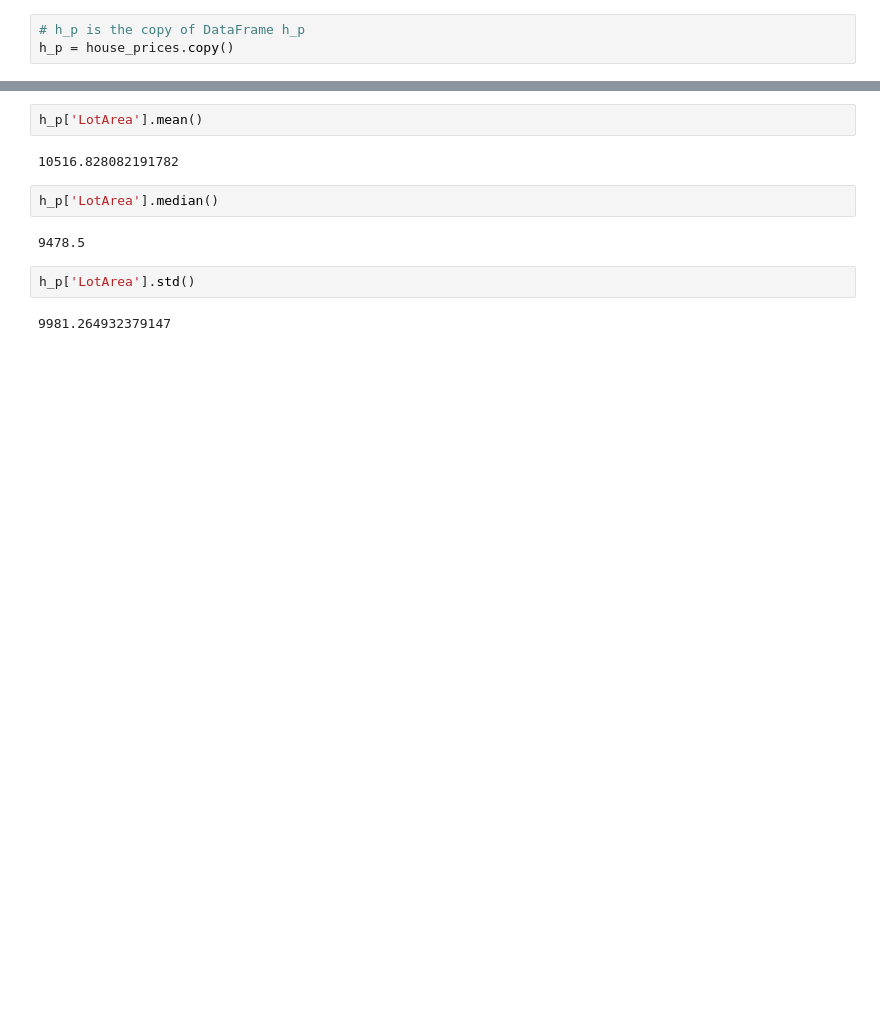
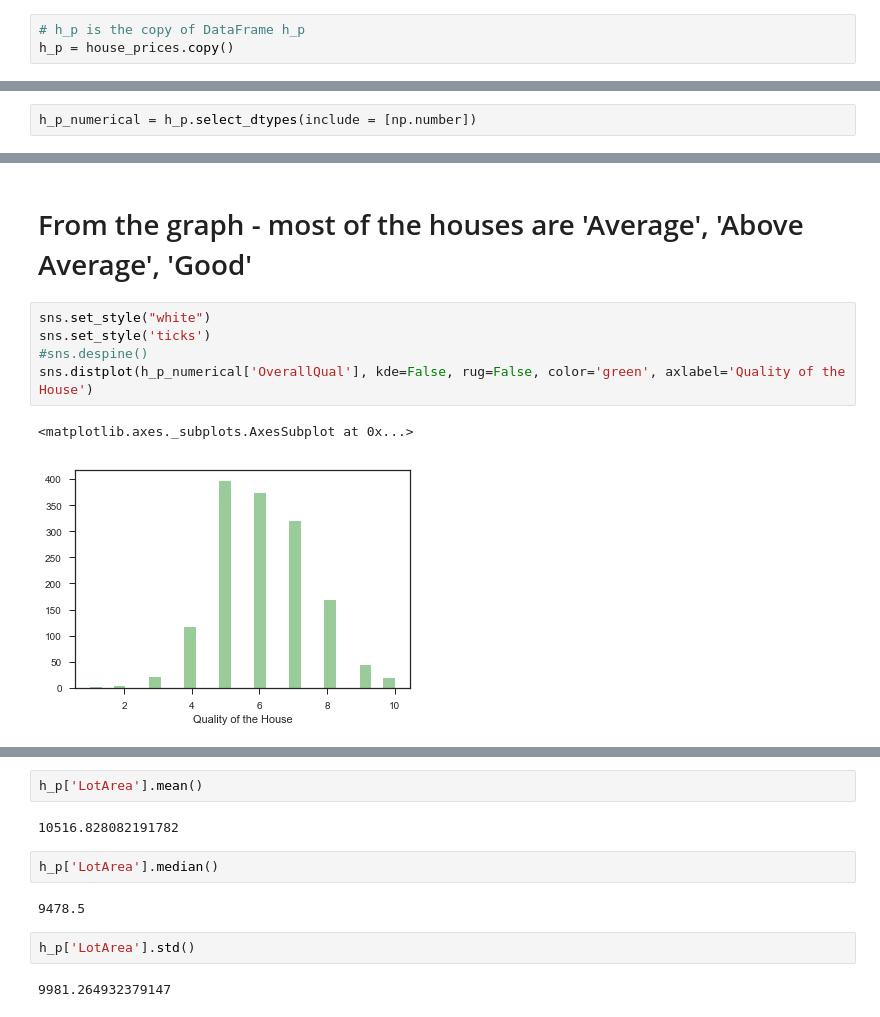
Before and after one commit to NikhilaThota/CapstoneProject_House_Prices_Prediction, a Jupyter notebook: House_prices.ipynb, the cells around one changed output, grey strips where cells are left out. Cells and saved outputs as stored; diff of their text form; blank space fills up the shorter version.

```diff
--- a/House_prices.ipynb
+++ b/House_prices.ipynb
@@ -121,0 +143,2 @@ Name: Alley, Length: 1460, dtype: object
+# %%
+h_p_numerical = h_p.select_dtypes(include = [np.number])
@@ -121,0 +186,10 @@ Name: Alley, Length: 1460, dtype: object
+# %% [markdown]
+# From the graph - most of the houses are 'Average', 'Above Average', 'Good'
+# %%
+sns.set_style("white")
+sns.set_style('ticks')
+#sns.despine()
+sns.distplot(h_p_numerical['OverallQual'], kde=False, rug=False, color='green', axlabel='Quality of the House')
+# %% [output]
+<matplotlib.axes._subplots.AxesSubplot at 0x...>
+[figure, added]
```
Also changed, not shown: parts of 65 cells of this notebook.
